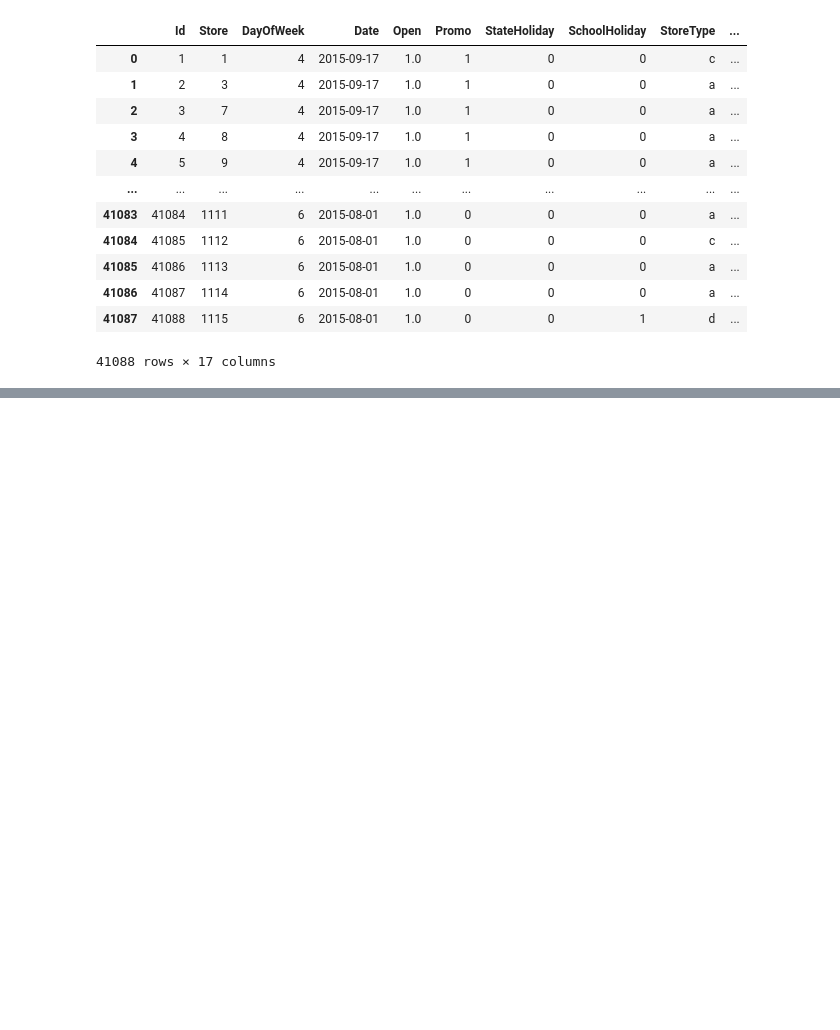
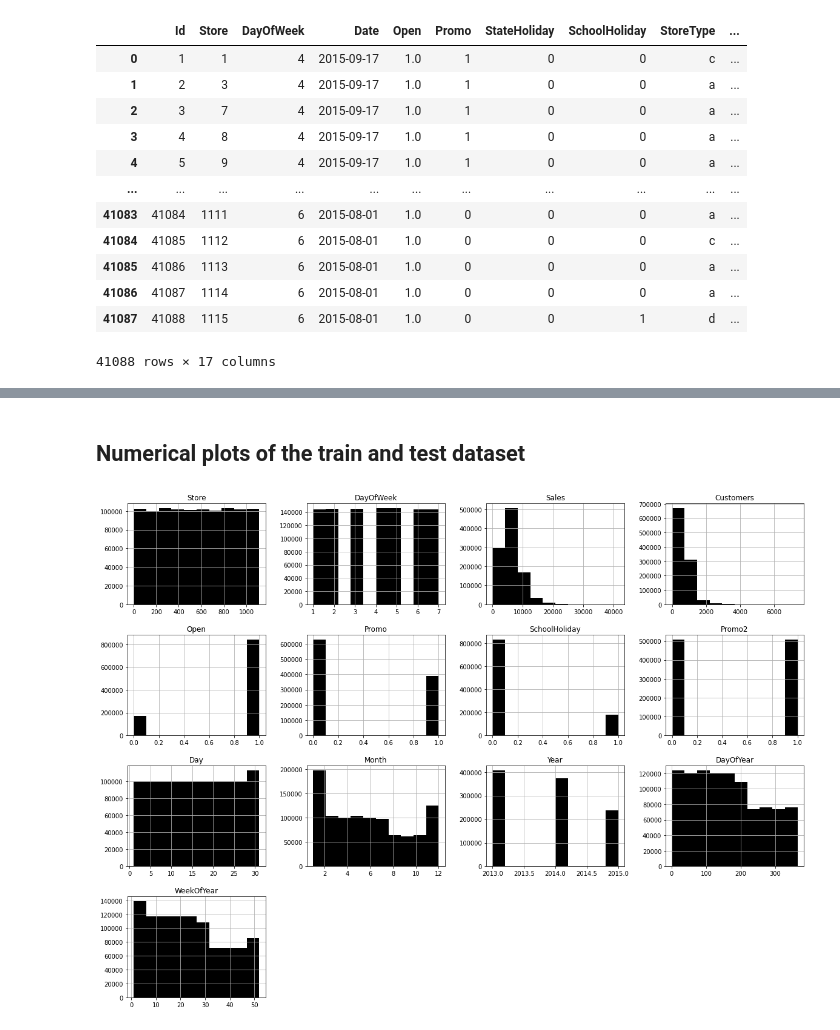
Before and after one commit to RYees/Pharmaceutical_Sales_prediction, a Jupyter notebook: notebooks/Exploration_data_analysis.ipynb, the cells around one changed output, grey strips where cells are left out. Saved outputs shown, nothing was run; the diff lists cells and outputs as text; code cells hidden in the pictures; blank space fills up the shorter version.

```diff
--- a/notebooks/Exploration_data_analysis.ipynb
+++ b/notebooks/Exploration_data_analysis.ipynb
@@ -137,0 +200,5 @@ test_store
+# %%
+train_store['date'] = pd.to_datetime(train_store['Date'])
+train_store['year'] = pd.DatetimeIndex(train_store['Date']).year
+train_store['month'] = pd.DatetimeIndex(train_store['Date']).month
+train_store
@@ -137,0 +227,15 @@ test_store
+# %%
+ID = test_store['Id']
+test_store.drop('Id',inplace=True,axis=1)
+
+train_store.sort_values(["Store","Date"], ignore_index=True, inplace=True)
+test_store.sort_values(["Store","Date"], ignore_index=True, inplace=True)
+
+for dataset in (train_store,test_store):
+    dataset['Date'] = pd.to_datetime(dataset['Date'])
+    dataset['Day'] = dataset.Date.dt.day
+    dataset['Month'] = dataset.Date.dt.month
+    dataset['Year'] = dataset.Date.dt.year
+    dataset['DayOfYear'] = dataset.Date.dt.dayofyear
+    dataset['WeekOfYear'] = dataset.Date.dt.weekofyear
+    dataset.set_index('Date', inplace=True)
@@ -137,0 +277,8 @@ test_store
+# %% [markdown]
+## Numerical plots of the train and test dataset
+# %%
+#Numerical Features Histograms (Train)
+num_feats = list(train_store.select_dtypes(include=['int64', 'float64', 'int32']).columns)
+train_store[num_feats].hist(figsize=(20,15), color='black');
+# %% [output]
+[figure, added]
```
Also changed, not shown: parts of 56 cells of this notebook, 3 other files.
